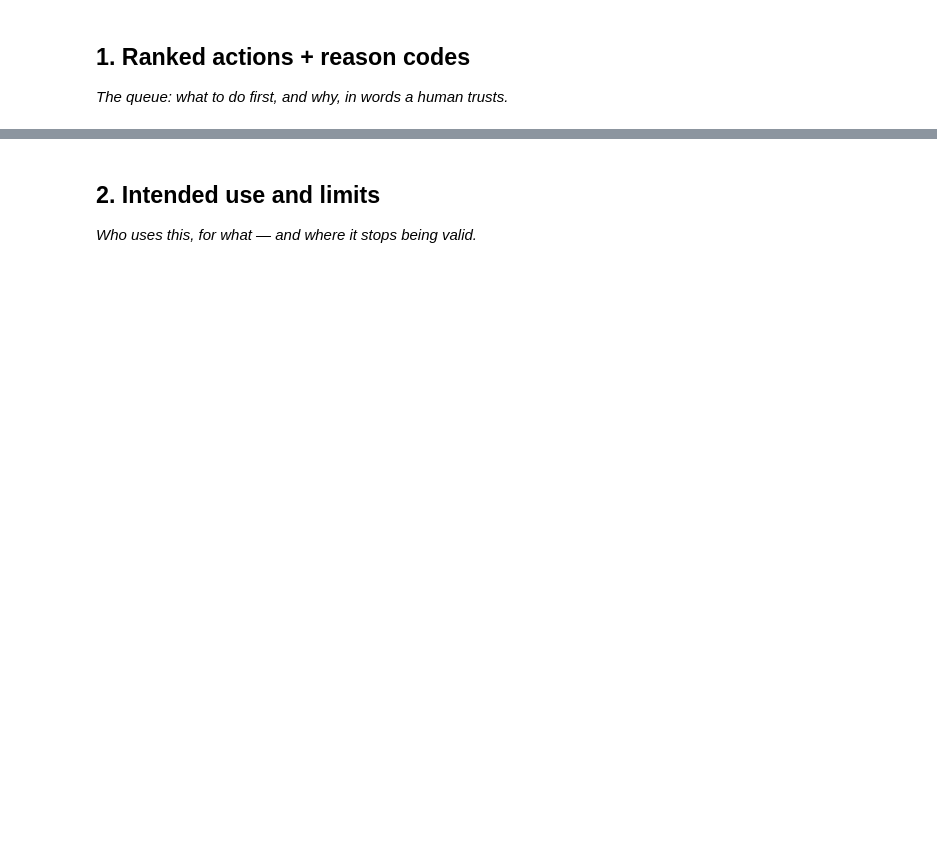
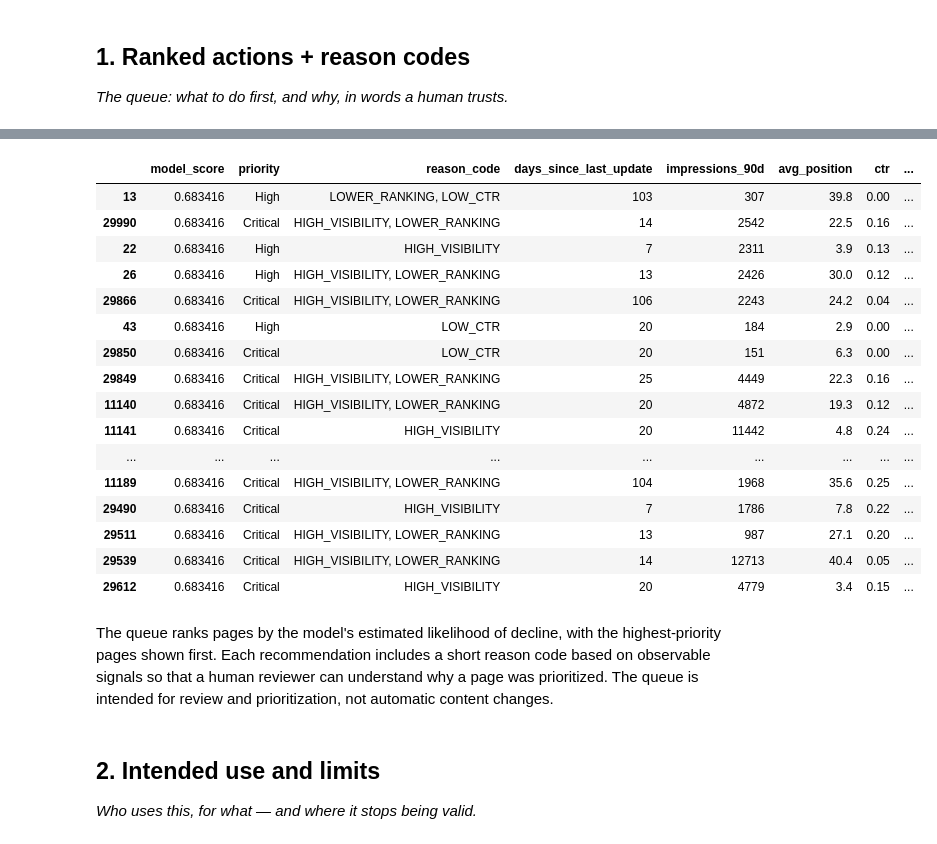
Before and after one commit to SriKeerthi16-b/Machine-Learning, a Jupyter notebook: work/notebooks/w07_action_playbook.ipynb, the cells around one changed output, grey strips where cells are left out. Cells and saved outputs as stored; diff of their text form; code cells hidden in the pictures; blank space fills up the shorter version.

```diff
--- a/work/notebooks/w07_action_playbook.ipynb
+++ b/work/notebooks/w07_action_playbook.ipynb
@@ -16,3 +102,83 @@ This skeleton is yours to fill. Work the sections **in order** — each one has
+# %%
+# This cell is for CODE (numbers, a query, a check).
+# Write your text answer in the cell ABOVE this one — typing sentences here breaks Run All.
+# Create a human-readable ranked action queue
+
+queue = model_df.loc[X_test.index].copy()
+
+queue["model_score"] = test_scores
+
+def make_reason(row):
+    reasons = []
+
+    if row["days_since_last_update"] >= 180:
+        reasons.append("STALE_CONTENT")
+
+    if row["impressions_90d"] >= 500:
+        reasons.append("HIGH_VISIBILITY")
+
+    if row["avg_position"] >= 10:
+        reasons.append("LOWER_RANKING")
+
+    if row["ctr"] < 0.03:
+        reasons.append("LOW_CTR")
+
+    if row["word_count"] < 500:
+        reasons.append("SHORT_CONTENT")
+
+    if not reasons:
+        reasons.append("MODEL_SIGNAL")
+
+    return ", ".join(reasons[:3])
+
+
+queue["reason_code"] = queue.apply(make_reason, axis=1)
+
+queue["priority"] = pd.qcut(
+    queue["model_score"].rank(method="first"),
+    4,
+    labels=["Low", "Medium", "High", "Critical"]
+)
+
+queue = queue.sort_values(
+    "model_score",
+    ascending=False
+)
+
+display(
+    queue[
+        [
+            "model_score",
+            "priority",
+            "reason_code",
+            "days_since_last_update",
+            "impressions_90d",
+            "avg_position",
+            "ctr",
+            "word_count"
+        ]
+    ].head(20)
+)
+# %% [output]
+|  | model_score | priority | reason_code | days_since_last_update | impressions_90d | avg_position | ctr | ... |
+| 13 | 0.683416 | High | LOWER_RANKING, LOW_CTR | 103 | 307 | 39.8 | 0.00 | ... |
+| 29990 | 0.683416 | Critical | HIGH_VISIBILITY, LOWER_RANKING | 14 | 2542 | 22.5 | 0.16 | ... |
+| 22 | 0.683416 | High | HIGH_VISIBILITY | 7 | 2311 | 3.9 | 0.13 | ... |
+| 26 | 0.683416 | High | HIGH_VISIBILITY, LOWER_RANKING | 13 | 2426 | 30.0 | 0.12 | ... |
+| 29866 | 0.683416 | Critical | HIGH_VISIBILITY, LOWER_RANKING | 106 | 2243 | 24.2 | 0.04 | ... |
+| 43 | 0.683416 | High | LOW_CTR | 20 | 184 | 2.9 | 0.00 | ... |
+| 29850 | 0.683416 | Critical | LOW_CTR | 20 | 151 | 6.3 | 0.00 | ... |
+| 29849 | 0.683416 | Critical | HIGH_VISIBILITY, LOWER_RANKING | 25 | 4449 | 22.3 | 0.16 | ... |
+| 11140 | 0.683416 | Critical | HIGH_VISIBILITY, LOWER_RANKING | 20 | 4872 | 19.3 | 0.12 | ... |
+| 11141 | 0.683416 | Critical | HIGH_VISIBILITY | 20 | 11442 | 4.8 | 0.24 | ... |
+| ... | ... | ... | ... | ... | ... | ... | ... | ... |
+| 11189 | 0.683416 | Critical | HIGH_VISIBILITY, LOWER_RANKING | 104 | 1968 | 35.6 | 0.25 | ... |
+| 29490 | 0.683416 | Critical | HIGH_VISIBILITY | 7 | 1786 | 7.8 | 0.22 | ... |
+| 29511 | 0.683416 | Critical | HIGH_VISIBILITY, LOWER_RANKING | 13 | 987 | 27.1 | 0.20 | ... |
+| 29539 | 0.683416 | Critical | HIGH_VISIBILITY, LOWER_RANKING | 14 | 12713 | 40.4 | 0.05 | ... |
+| 29612 | 0.683416 | Critical | HIGH_VISIBILITY | 20 | 4779 | 3.4 | 0.15 | ... |
+# %% [markdown]
+The queue ranks pages by the model's estimated likelihood of decline, with the highest-priority pages shown first. Each recommendation includes a short reason code based on observable signals so that a human reviewer can understand why a page was prioritized. The queue is intended for review and prioritization, not automatic content changes.
 # %% [markdown]
 ## 2. Intended use and limits
 
```
Also changed, not shown: parts of 11 cells of this notebook.
